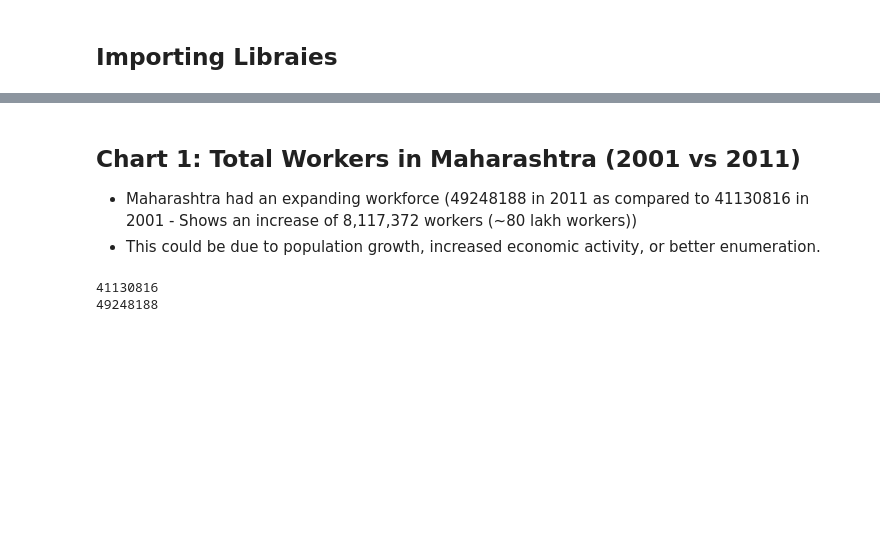
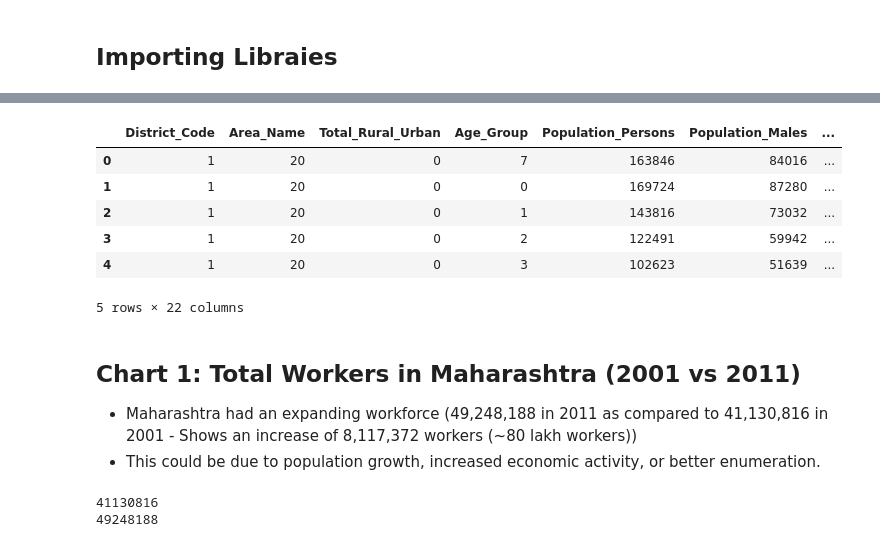
Before and after one commit to MrSaltyFish/census-data-analytics, a Jupyter notebook: Maharashtra_Comparison.ipynb, the cells around one changed output, grey strips where cells are left out. Cells and saved outputs as stored; diff of their text form; code cells hidden in the pictures; blank space fills up the shorter version.

```diff
--- a/Maharashtra_Comparison.ipynb
+++ b/Maharashtra_Comparison.ipynb
@@ -305 +320,11 @@ memory usage: 140.4 KB
+# %%
+age_workforce_11.head(5)
+# %% [output]
+|  | District_Code | Area_Name | Total_Rural_Urban | Age_Group | Population_Persons | Population_Males | ... |
+| 0 | 1 | 20 | 0 | 7 | 163846 | 84016 | ... |
+| 1 | 1 | 20 | 0 | 0 | 169724 | 87280 | ... |
+| 2 | 1 | 20 | 0 | 1 | 143816 | 73032 | ... |
+| 3 | 1 | 20 | 0 | 2 | 122491 | 59942 | ... |
+| 4 | 1 | 20 | 0 | 3 | 102623 | 51639 | ... |
+5 rows × 22 columns
 # %%
@@ -309,7 +335,7 @@ from matplotlib.ticker import ScalarFormatter
 # %% [markdown]
 ## Chart 1: Total Workers in Maharashtra (2001 vs 2011)
 
-- Maharashtra had an expanding workforce (49248188 in 2011 as compared to 41130816 in 2001 - Shows an increase of 8,117,372 workers (~80 lakh workers))
+- Maharashtra had an expanding workforce (49,248,188 in 2011 as compared to 41,130,816 in 2001 - Shows an increase of 8,117,372 workers (~80 lakh workers))
 - This could be due to population growth, increased economic activity, or better enumeration.
 # %%
 # Total workers (main + marginal) per year
```
Also changed, not shown: parts of 15 cells of this notebook.
